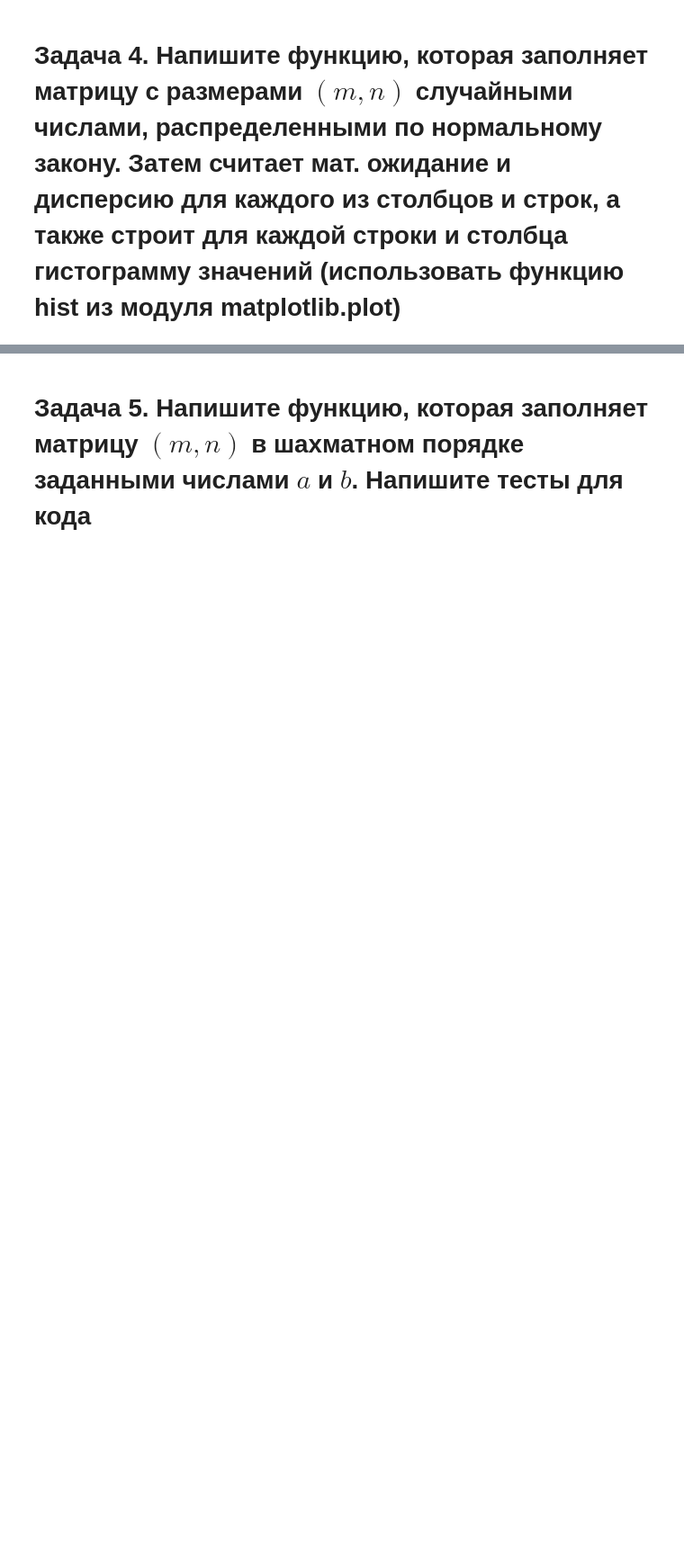
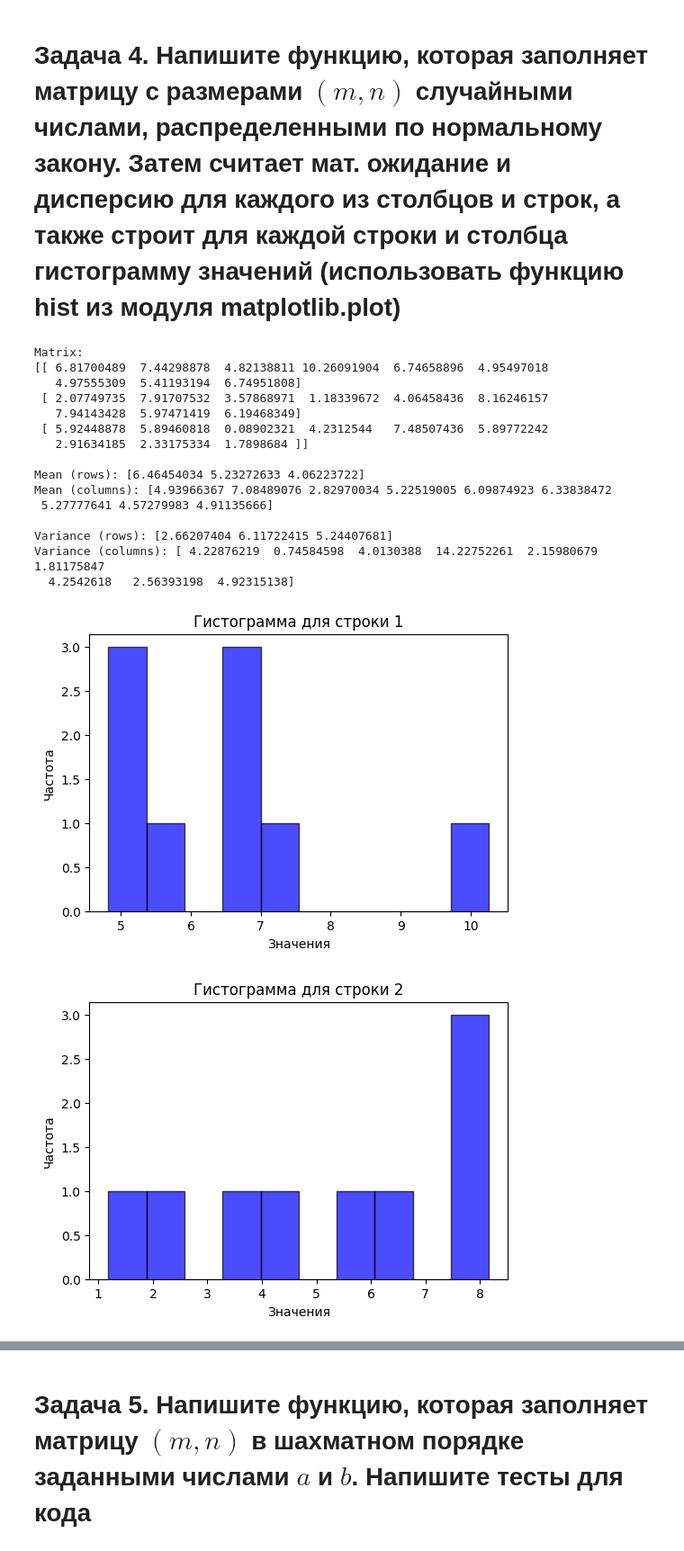
Before and after one commit to TATAROmangol/ML, a Jupyter notebook: lab1/numpy.ipynb, the cells around one changed output, grey strips where cells are left out. Shown: that part at 90% size. Saved outputs shown, nothing was run; the diff lists cells and outputs as text; code cells hidden in the pictures; blank space fills up the shorter version.

Commit message:
complete_numpy

```diff
--- a/lab1/numpy.ipynb
+++ b/lab1/numpy.ipynb
@@ -125,0 +175,55 @@ def unique_columns(mat):
+# %%
+import numpy as np
+import matplotlib.pyplot as plt
+
+def matrix_and_analyze(m, n, mean, std_dev):
+    matrix = np.random.normal(mean, std_dev, (m, n))
+
+    dispersion_row = np.var(matrix, axis=1)
+    dispersion_column = np.var(matrix, axis=0)
+
+    means_row = np.mean(matrix, axis=1)
+    means_column = np.mean(matrix, axis=0)
+
+    print("Matrix:")
+    print(matrix)
+    print("\nMean (rows):", means_row)
+    print("Mean (columns):", means_column)
+    print("\nVariance (rows):", dispersion_row)
+    print("Variance (columns):", dispersion_column)
+
+    for i in range(m):
+        plt.figure(figsize=(6, 4))
+        plt.hist(matrix[i, :], bins=10, alpha=0.7, color='blue', edgecolor='black')
+        plt.title(f'Гистограмма для строки {i+1}')
+        plt.xlabel('Значения')
+        plt.ylabel('Частота')
+        plt.show()
+
+    for j in range(n):
+        plt.figure(figsize=(6, 4))
+        plt.hist(matrix[:, j], bins=10, alpha=0.7, color='green', edgecolor='black')
+        plt.title(f'Гистограмма для столбца {j+1}')
+        plt.xlabel('Значения')
+        plt.ylabel('Частота')
+        plt.show()
+
+matrix_and_analyze(3, 9, 5, 3)
+# %% [output]
+Matrix:
+[[ 6.81700489  7.44298878  4.82138811 10.26091904  6.74658896  4.95497018
+   4.97555309  5.41193194  6.74951808]
+ [ 2.07749735  7.91707532  3.57868971  1.18339672  4.06458436  8.16246157
+   7.94143428  5.97471419  6.19468349]
+ [ 5.92448878  5.89460818  0.08902321  4.2312544   7.48507436  5.89772242
+   2.91634185  2.33175334  1.7898684 ]]
+
+Mean (rows): [6.46454034 5.23272633 4.06223722]
+Mean (columns): [4.93966367 7.08489076 2.82970034 5.22519005 6.09874923 6.33838472
+ 5.27777641 4.57279983 4.91135666]
+
+Variance (rows): [2.66207404 6.11722415 5.24407681]
+Variance (columns): [ 4.22876219  0.74584598  4.0130388  14.22752261  2.15980679  1.81175847
+  4.2542618   2.56393198  4.92315138]
+[figure, added]
+[figure, added]
```
Also changed, not shown: parts of 12 cells of this notebook.
